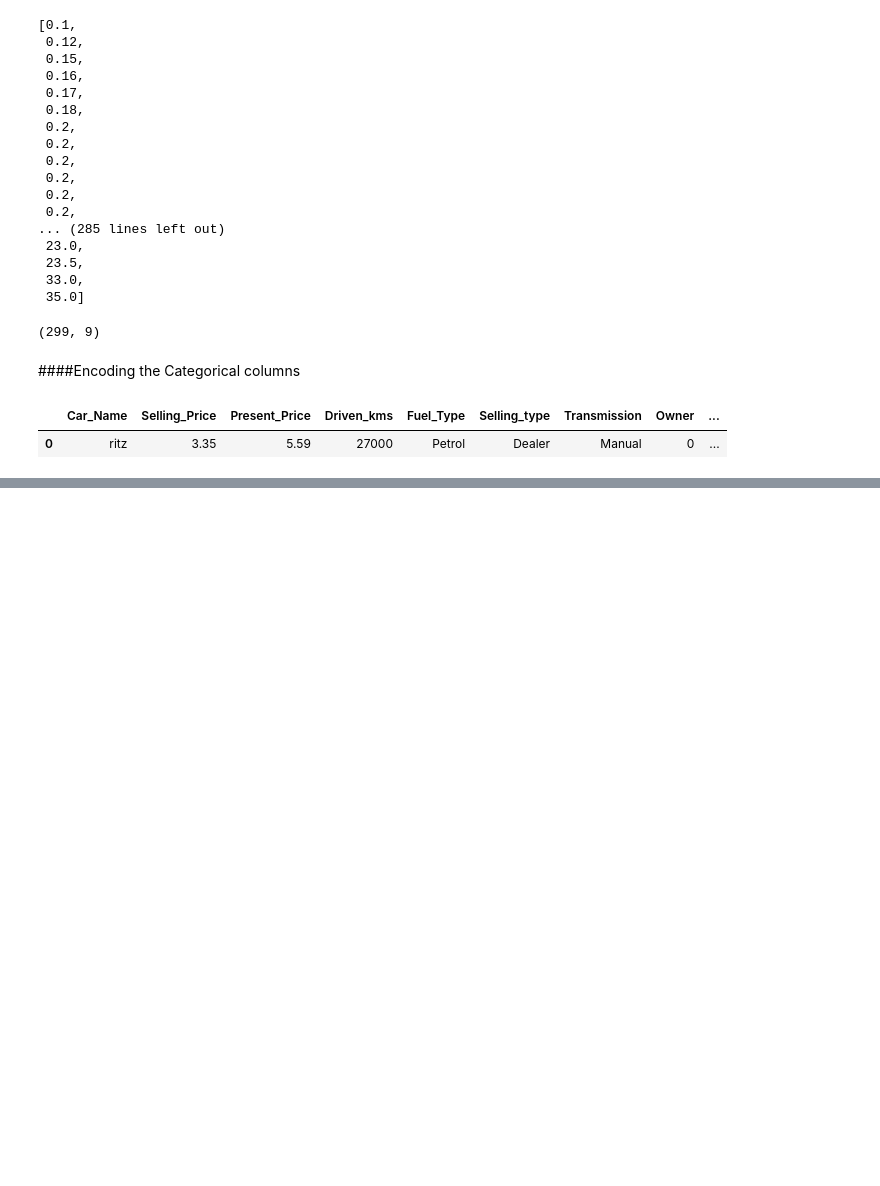
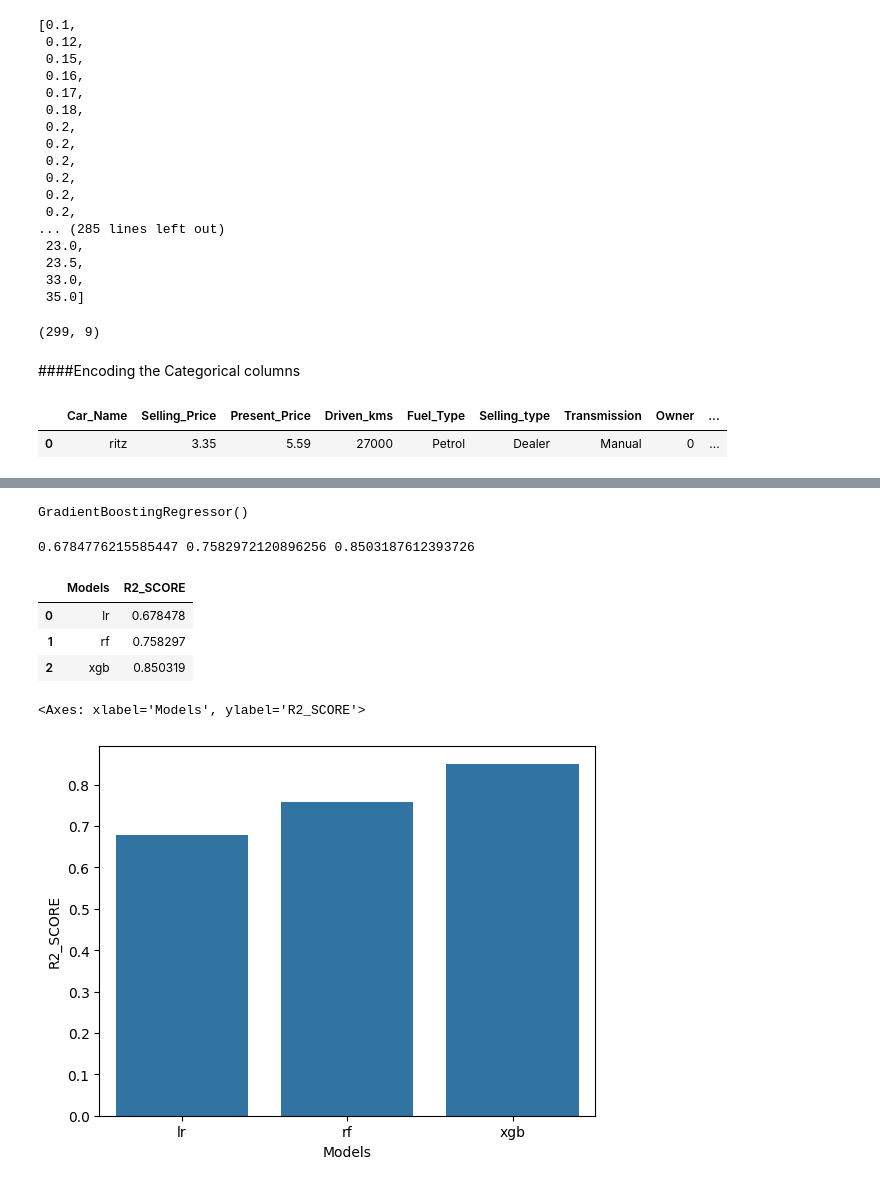
Before and after one commit to kazimdfarhan007/CodeAlpha_CarSale-prediction-using-ML, a Jupyter notebook: Car_price_prediction_using_machine_learning.ipynb, the cells around one changed output, grey strips where cells are left out. Cells and saved outputs as stored; diff of their text form; code cells hidden in the pictures; blank space fills up the shorter version.

```diff
--- a/Car_price_prediction_using_machine_learning.ipynb
+++ b/Car_price_prediction_using_machine_learning.ipynb
@@ -158,0 +225,12 @@ data1.head()
+# %%
+rf = RandomForestRegressor()
+rf.fit(X_train,y_train)
+
+xgb = GradientBoostingRegressor()
+xgb.fit(X_train,y_train)
+# %% [output]
+GradientBoostingRegressor()
+# %%
+y_pred1 = lr.predict(X_test)
+y_pred2 = rf.predict(X_test)
+y_pred3 = xgb.predict(X_test)
@@ -158,0 +239,23 @@ data1.head()
+# %%
+score1 = metrics.r2_score(y_test,y_pred1)
+score2 = metrics.r2_score(y_test,y_pred2)
+score3 = metrics.r2_score(y_test,y_pred3)
+# %%
+print(score1,score2,score3)
+# %% [output]
+0.6784776215585447 0.7582972120896256 0.8503187612393726
+# %%
+final_data = pd.DataFrame({'Models':['lr','rf','xgb'],
+             "R2_SCORE":[score1,score2,score3]})
+# %%
+final_data
+# %% [output]
+|  | Models | R2_SCORE |
+| 0 | lr | 0.678478 |
+| 1 | rf | 0.758297 |
+| 2 | xgb | 0.850319 |
+# %%
+sns.barplot(x=final_data['Models'],y=final_data['R2_SCORE'],data=final_data)
+# %% [output]
+<Axes: xlabel='Models', ylabel='R2_SCORE'>
+[figure, added]
```
Also changed, not shown: parts of 17 cells of this notebook.
